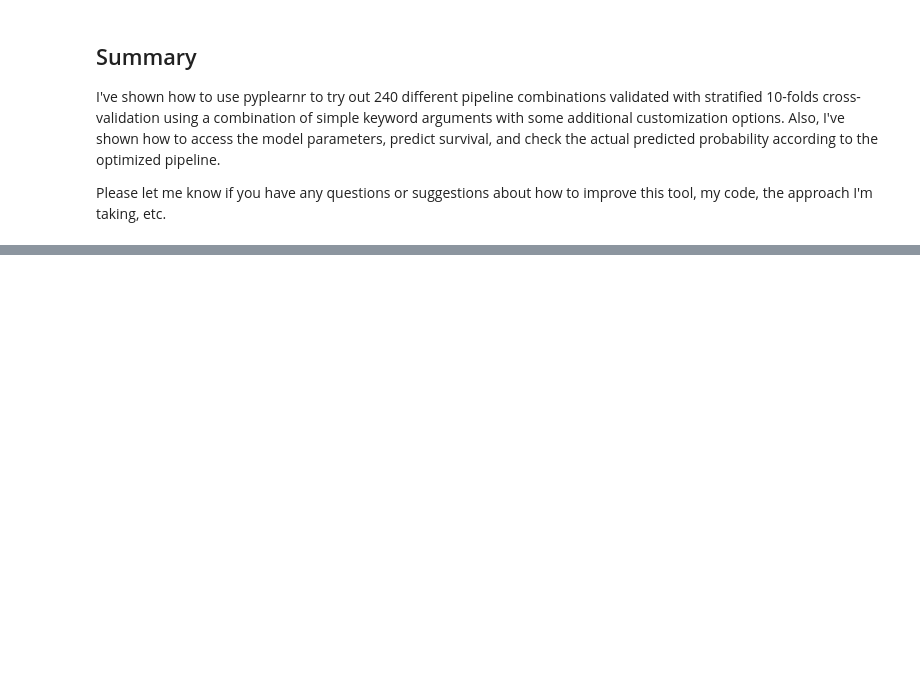
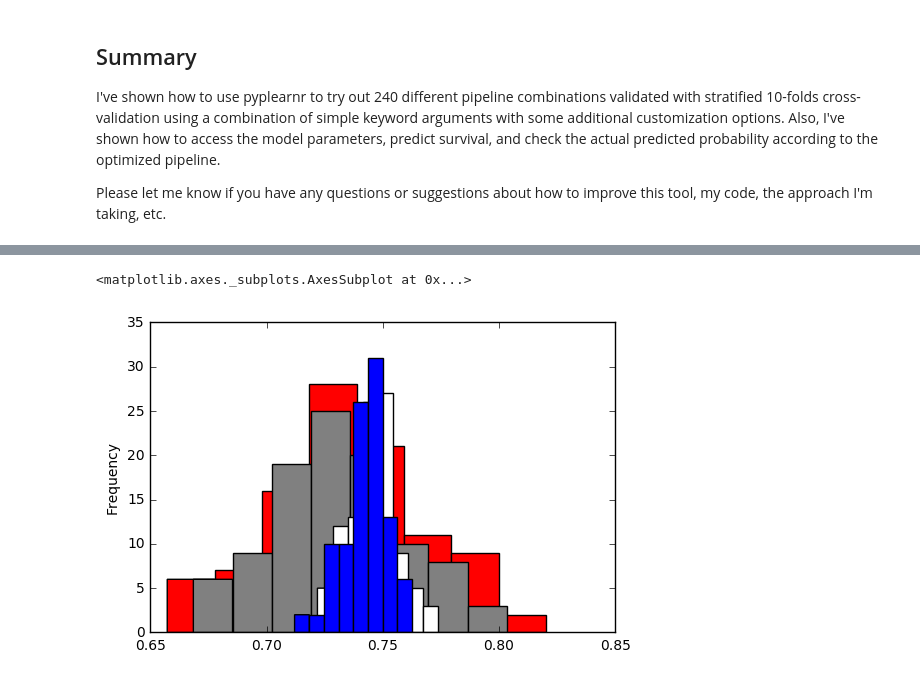
Before and after one commit to JaggedParadigm/pyplearnr, a Jupyter notebook: pyplearnr_demo.ipynb, the cells around one changed output, grey strips where cells are left out. Saved outputs shown, nothing was run; the diff lists cells and outputs as text; code cells hidden in the pictures; blank space fills up the shorter version.

```diff
--- a/pyplearnr_demo.ipynb
+++ b/pyplearnr_demo.ipynb
@@ -1217,0 +1335,18 @@ Please let me know if you have any questions or suggestions about how to improve
+# %%
+data = {
+    'train scores': [pipeline_optimization.train_score_
+                     for pipeline_optimization in repeated_five_folds],
+    'test scores': [pipeline_optimization.test_score_
+                     for pipeline_optimization in repeated_five_folds],
+}
+
+repeated_fivefcv_df = pd.DataFrame(data)
+# %%
+repeated_fivefcv_df['test scores'].plot(kind='hist',bins=8,color='red')
+repeated_kfcv_df['test scores'].plot(kind='hist',bins=8,color='grey')
+repeated_kfcv_df['train scores'].plot(kind='hist',bins=8,color='white')
+
+repeated_fivefcv_df['train scores'].plot(kind='hist',bins=8,color='blue')
+# %% [output]
+<matplotlib.axes._subplots.AxesSubplot at 0x...>
+[figure, added]
```
Also changed, not shown: parts of 13 cells of this notebook, 2 other files.
